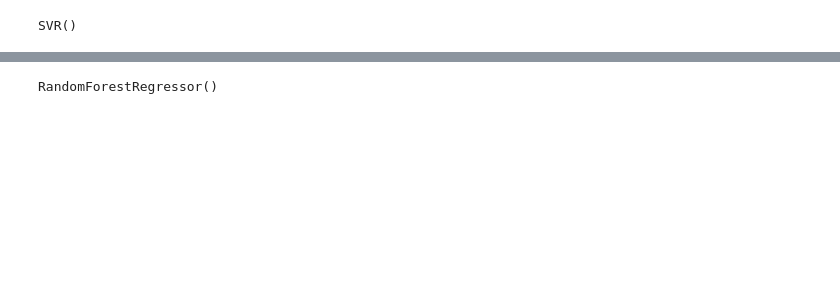
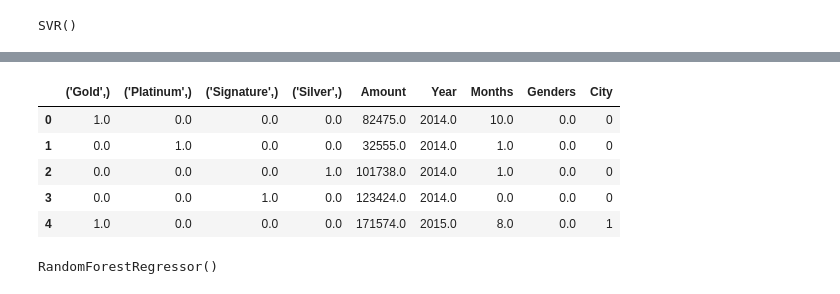
Before and after one commit to hecker1002/Credit-Spend, a Jupyter notebook: Credit Score.ipynb, the cells around one changed output, grey strips where cells are left out. Saved outputs shown, nothing was run; the diff lists cells and outputs as text; code cells hidden in the pictures; blank space fills up the shorter version.

```diff
--- a/Credit Score.ipynb
+++ b/Credit Score.ipynb
@@ -712,0 +748,19 @@ r2_score( y_test , y_t )
+# %%
+''' Optimum CLuster = 3 From silhouette diagram '''
+kmeans_ = KMeans( n_clusters = 2   )
+
+# data.columns  = data.columns.astype(str )
+
+kmeans_.fit( data_out )
+
+data_out['City']  = kmeans_.labels_
+
+data_out = data_out.iloc[ : , 986: ]
+data_out.head()
+# %% [output]
+|  | ('Gold',) | ('Platinum',) | ('Signature',) | ('Silver',) | Amount | Year | Months | Genders | City |
+| 0 | 1.0 | 0.0 | 0.0 | 0.0 | 82475.0 | 2014.0 | 10.0 | 0.0 | 0 |
+| 1 | 0.0 | 1.0 | 0.0 | 0.0 | 32555.0 | 2014.0 | 1.0 | 0.0 | 0 |
+| 2 | 0.0 | 0.0 | 0.0 | 1.0 | 101738.0 | 2014.0 | 1.0 | 0.0 | 0 |
+| 3 | 0.0 | 0.0 | 1.0 | 0.0 | 123424.0 | 2014.0 | 0.0 | 0.0 | 0 |
+| 4 | 1.0 | 0.0 | 0.0 | 0.0 | 171574.0 | 2015.0 | 8.0 | 0.0 | 1 |
```
Also changed, not shown: parts of 28 cells of this notebook, 2 other files.
